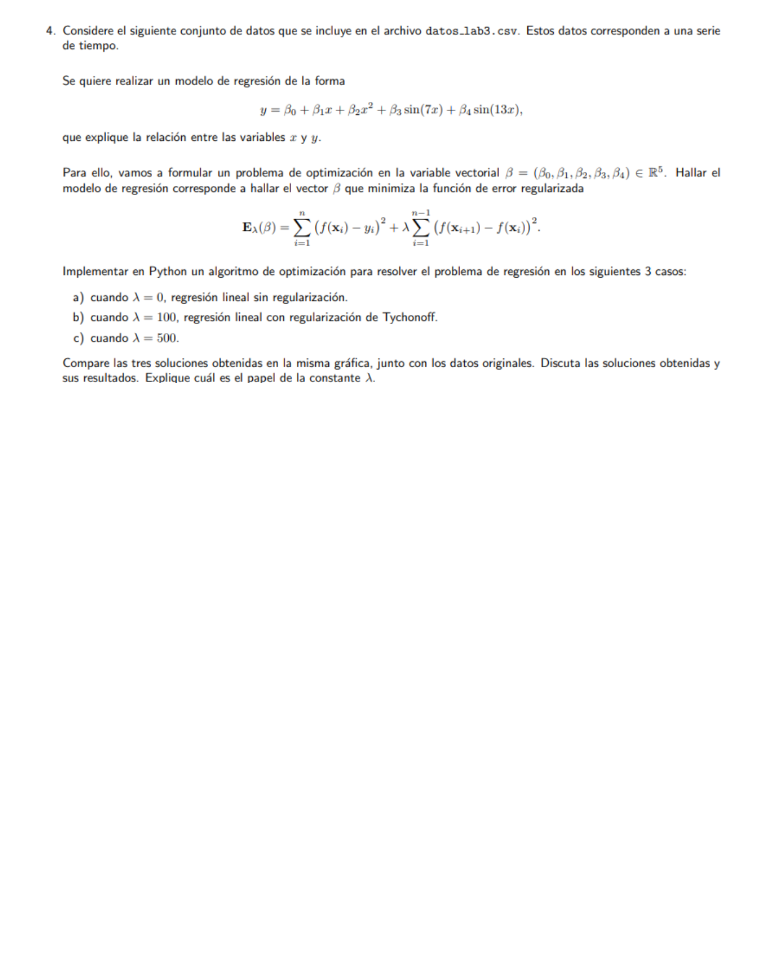
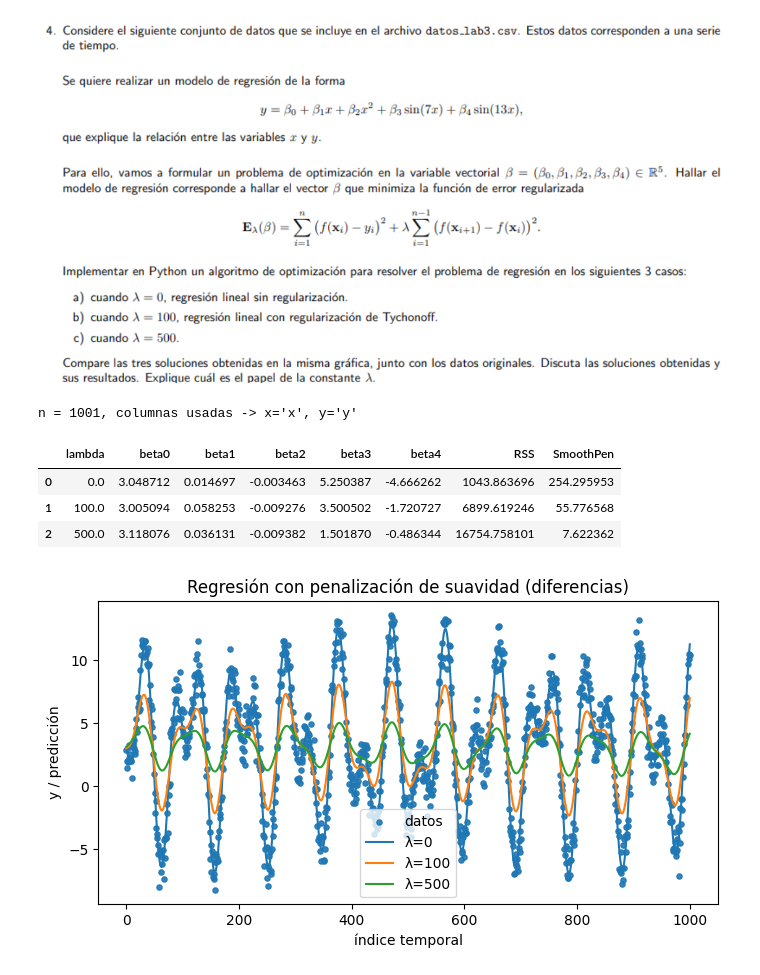
Before and after one commit to wwIrvingww/Laboratorios_Simulacion, a Jupyter notebook: Lab3/lab3.ipynb, the cells around one changed output. Drawn from its saved outputs; the diff is of its cells as text; code cells hidden in the pictures; blank space fills up the shorter version.

```diff
--- a/Lab3/lab3.ipynb
+++ b/Lab3/lab3.ipynb
@@ -1587,0 +1626,58 @@ if __name__ == "__main__":
+# %%
+CSV_PATH = "datos_lab3.csv"
+
+df = pd.read_csv(CSV_PATH)
+
+cols = {c.lower(): c for c in df.columns}
+if "x" in cols and "y" in cols:
+    x = df[cols["x"]].to_numpy(dtype=float)
+    y = df[cols["y"]].to_numpy(dtype=float)
+else:
+    num_cols = [c for c in df.columns if pd.api.types.is_numeric_dtype(df[c])]
+    assert len(num_cols) >= 2, "Se requieren al menos dos columnas numéricas (x,y)."
+    x = df[num_cols[0]].to_numpy(dtype=float)
+    y = df[num_cols[1]].to_numpy(dtype=float)
+
+n   = len(x)
+Phi = matriz_diseno(x)
+D   = matriz_diferencias(n)
+
+print(f"n = {n}, columnas usadas -> x='{df.columns[np.where(df.columns==cols.get('x', df.columns[0]))[0][0] if 'x' in cols else num_cols[0]]}', y='{df.columns[np.where(df.columns==cols.get('y', df.columns[1]))[0][0] if 'y' in cols else num_cols[1]]}'")
+# %% [output]
+n = 1001, columnas usadas -> x='x', y='y'
+# %%
+lambdas = [0.0, 100.0, 500.0]
+
+resultados = []
+preds = {}
+betas = {}
+
+for lam in lambdas:
+    beta, y_hat, rss, smooth = resolver_beta(Phi, y, lam, D)
+    resultados.append({
+        "lambda": lam,
+        "beta0": beta[0], "beta1": beta[1], "beta2": beta[2],
+        "beta3": beta[3], "beta4": beta[4],
+        "RSS": rss, "SmoothPen": smooth
+    })
+    preds[int(lam)] = y_hat
+    betas[int(lam)] = beta
+
+coef_df = pd.DataFrame(resultados)
+display(coef_df.round(6))
+# %% [output]
+|  | lambda | beta0 | beta1 | beta2 | beta3 | beta4 | RSS | SmoothPen |
+| 0 | 0.0 | 3.048712 | 0.014697 | -0.003463 | 5.250387 | -4.666262 | 1043.863696 | 254.295953 |
+| 1 | 100.0 | 3.005094 | 0.058253 | -0.009276 | 3.500502 | -1.720727 | 6899.619246 | 55.776568 |
+| 2 | 500.0 | 3.118076 | 0.036131 | -0.009382 | 1.501870 | -0.486344 | 16754.758101 | 7.622362 |
+# %%
+plt.figure(figsize=(7,4))
+plt.scatter(range(n), y, s=14, label="datos", alpha=0.9)
+for lam, yhat in preds.items():
+    plt.plot(range(n), yhat, label=f"λ={lam}")
+plt.xlabel("índice temporal"); plt.ylabel("y / predicción")
+plt.title("Regresión con penalización de suavidad (diferencias)")
+plt.legend(); plt.tight_layout()
+plt.show()
+# %% [output]
+[figure, added]
```
Also changed, not shown: parts of 3 cells of this notebook, 1 other file.
